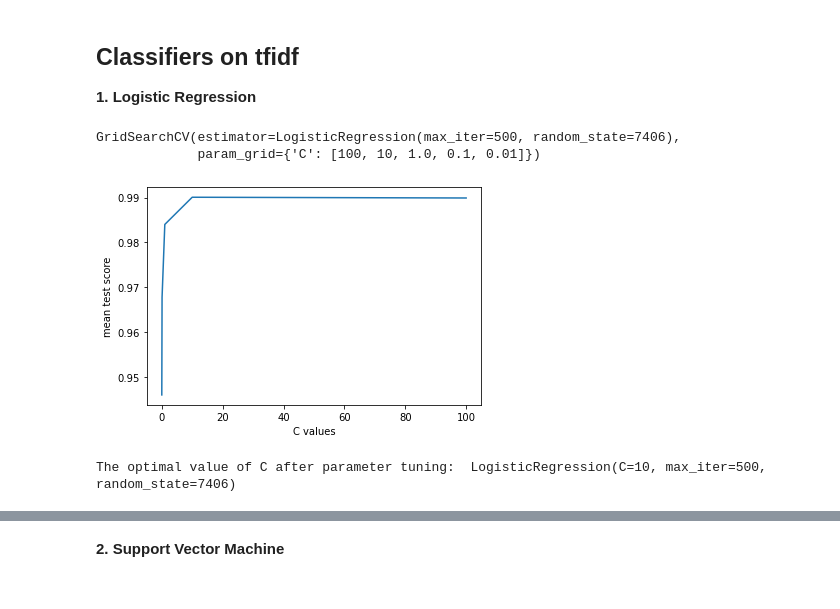
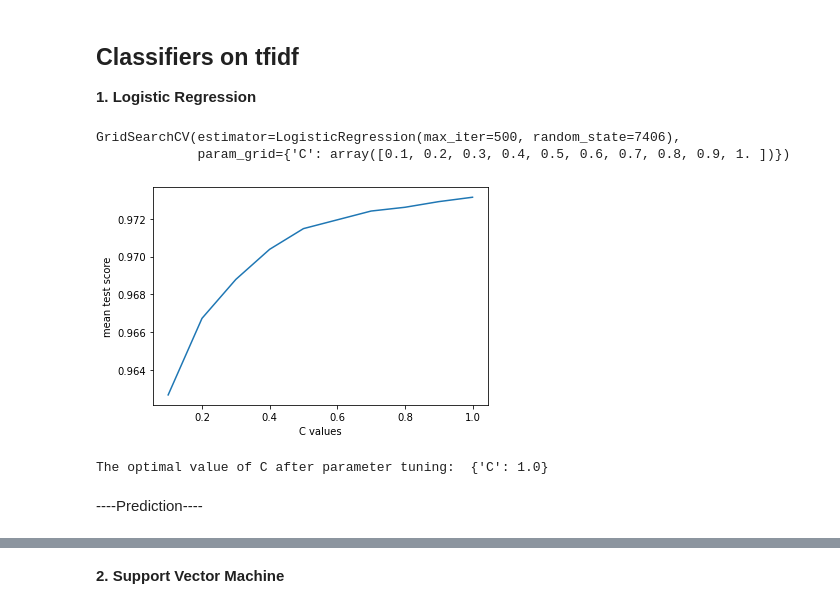
Before and after one commit to qihao77/7406FakeNewsDetector_repo, a Jupyter notebook: Preprocessing_Vectorization_Modeling.ipynb, the cells around one changed output, grey strips where cells are left out. Saved outputs shown, nothing was run; the diff lists cells and outputs as text; code cells hidden in the pictures.

```diff
--- a/Preprocessing_Vectorization_Modeling.ipynb
+++ b/Preprocessing_Vectorization_Modeling.ipynb
@@ -305,7 +315,7 @@ The optimal value of C after parameter tuning:  {'max_features': 'auto', 'n_esti
 # %% [markdown]
 ---- Prediction ----
 # %%
-rf_count = RandomForestClassifier(criterion='gini', n_estimators=500, max_features='auto')
+rf_count = RandomForestClassifier(criterion='gini', n_estimators=500, max_features='sqrt')
 rf_count.fit(transformed_count_train, y_train)
 pred_rf_count = rf_count.predict(transformed_count_test)
 # %%
@@ -336,7 +346,7 @@ The accuracy score of random forest on counts:  0.9559290004724303
 # %% [markdown]
 **4. K Nearest Neighbor**
 # %%
-knn_params = {'n_neighbors': [10, 20, 30, 40, 50, 60, 70, 80, 90, 100]}
+knn_params = {'n_neighbors': [20, 40, 60, 80, 100]}
 knn = KNeighborsClassifier()
 knn_gscv = GridSearchCV(knn, knn_params)
 knn_gscv.fit(transformed_count_train, y_train)
@@ -358,7 +367,7 @@ The optimal value of C after parameter tuning:  {'n_neighbors': 10}
 # %% [markdown]
 ---- Prediction ----
 # %%
-knn_count = KNeighborsClassifier(n_neighbors=10)
+knn_count = KNeighborsClassifier(n_neighbors=20)
 knn_count.fit(transformed_count_train, y_train)
 pred_knn_count = knn_count.predict(transformed_count_test)
 # %%
@@ -391,22 +400,24 @@ The accuracy score of k nearest neighbor on counts:  0.8532091516501316
 
 **1. Logistic Regression**
 # %%
-lg_params = {'C': [100, 10, 1.0, 0.1, 0.01]}
+lg_params = {'C': np.linspace(0.1,1,10)}
 lg = LogisticRegression(random_state =7406, max_iter=500, penalty='l2')
 lg_gscv = GridSearchCV(lg, lg_params)
 lg_gscv.fit(transformed_tfidf_train, y_train)
 # %% [output]
 GridSearchCV(estimator=LogisticRegression(max_iter=500, random_state=7406),
-             param_grid={'C': [100, 10, 1.0, 0.1, 0.01]})
+             param_grid={'C': array([0.1, 0.2, 0.3, 0.4, 0.5, 0.6, 0.7, 0.8, 0.9, 1. ])})
 # %%
-plt.plot([100, 10, 1.0, 0.1, 0.01], lg_gscv.cv_results_['mean_test_score'])
+plt.plot(np.linspace(0.1,1,10), lg_gscv.cv_results_['mean_test_score'])
 plt.xlabel('C values')
 plt.ylabel('mean test score')
 plt.show()
 # %% [output]
-[figure, old version]
+[figure, new version]
 # %%
-print("The optimal value of C after parameter tuning: ", lg_gscv.best_estimator_)
+print("The optimal value of C after parameter tuning: ", lg_gscv.best_params_)
 # %% [output]
-The optimal value of C after parameter tuning:  LogisticRegression(C=10, max_iter=500, random_state=7406)
+The optimal value of C after parameter tuning:  {'C': 1.0}
+# %% [markdown]
+----Prediction----
 # %%
```
Also changed, not shown: parts of 62 cells of this notebook, 1 other file.
